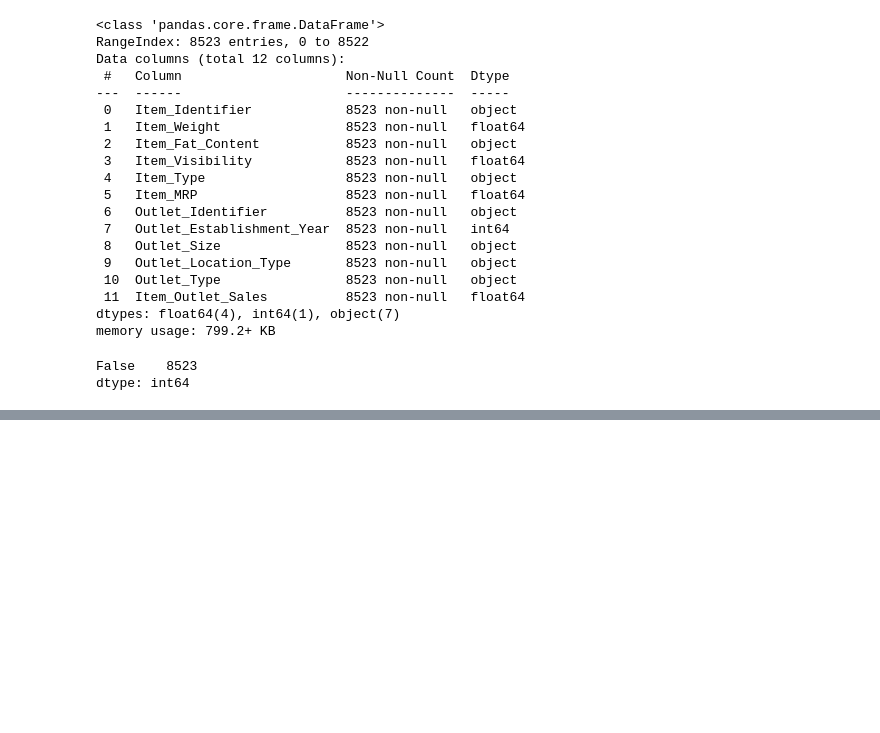
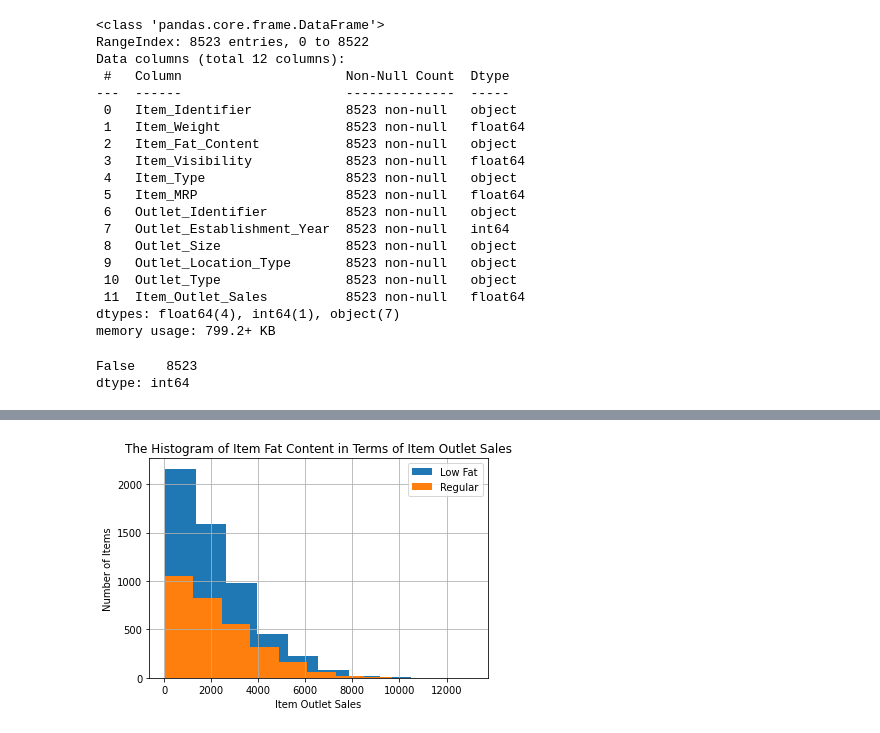
Before and after one commit to Locke0/sales-prediction, a Jupyter notebook: Sales_prediction.ipynb, the cells around one changed output, grey strips where cells are left out. Drawn from its saved outputs; the diff is of its cells as text; code cells hidden in the pictures; blank space fills up the shorter version.

```diff
--- a/Sales_prediction.ipynb
+++ b/Sales_prediction.ipynb
@@ -77,0 +69,10 @@ plt.xticks(rotation=90);
+# %%
+# Histograms
+df.groupby('Item_Fat_Content')['Item_Outlet_Sales'].hist(legend = True);
+plt.title('The Histogram of Item Fat Content in Terms of Item Outlet Sales')
+plt.ylabel('Number of Items')
+plt.xlabel('Item Outlet Sales')
+plt.tight_layout()
+# it shows that the low fat items has higher sales.
+# %% [output]
+[figure, added]
```
Also changed, not shown: parts of 4 cells of this notebook.
